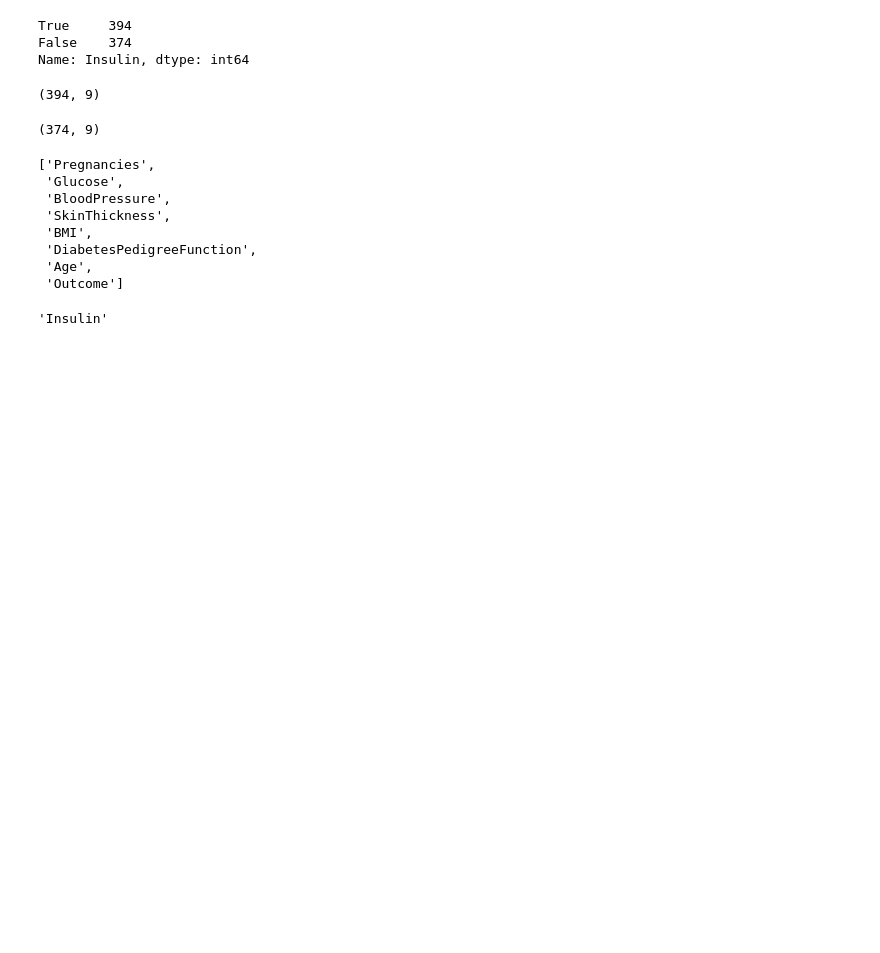
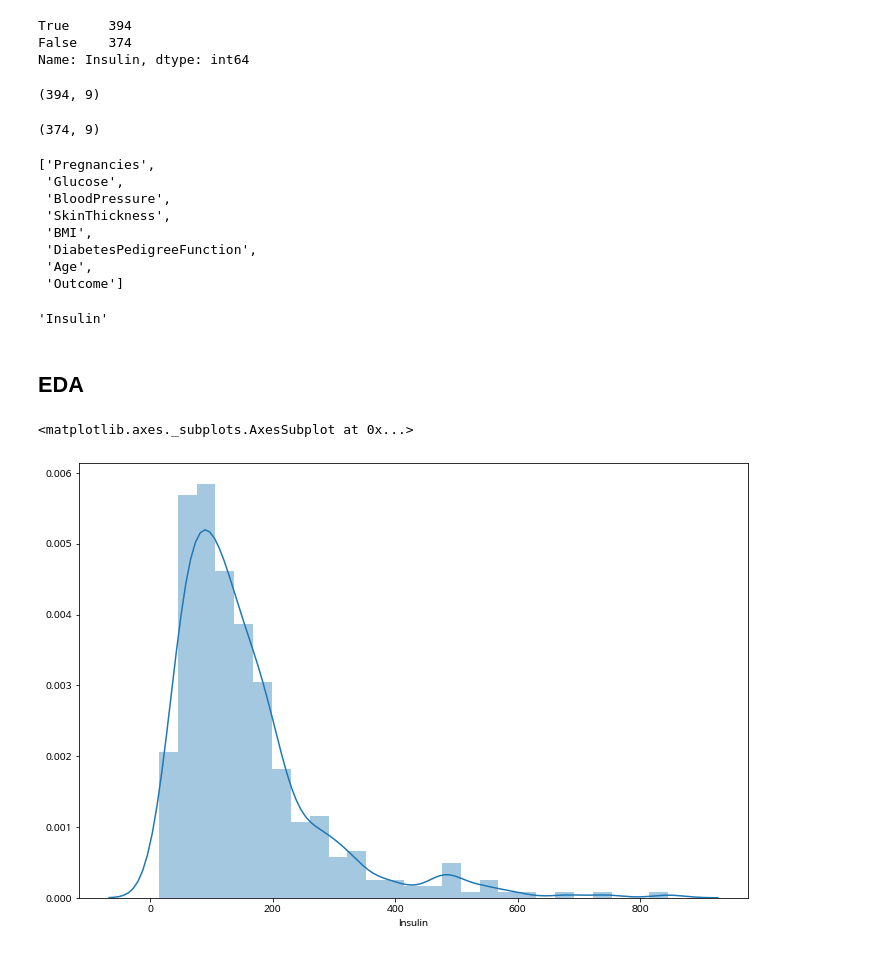
Before and after one commit to kim-bo-saeng/Practice_N_Learning, a Jupyter notebook: Diabetes_data_reg.ipynb, the cells around one changed output. Drawn from its saved outputs; the diff is of its cells as text; code cells hidden in the pictures; blank space fills up the shorter version.

```diff
--- a/Diabetes_data_reg.ipynb
+++ b/Diabetes_data_reg.ipynb
@@ -56,3 +56,10 @@ label_name = "Insulin"
 label_name
 # %% [output]
 'Insulin'
+# %% [markdown]
+## EDA
+# %%
+sns.distplot(train["Insulin"])
+# %% [output]
+<matplotlib.axes._subplots.AxesSubplot at 0x...>
+[figure, added]
```
Also changed, not shown: parts of 39 cells of this notebook.
